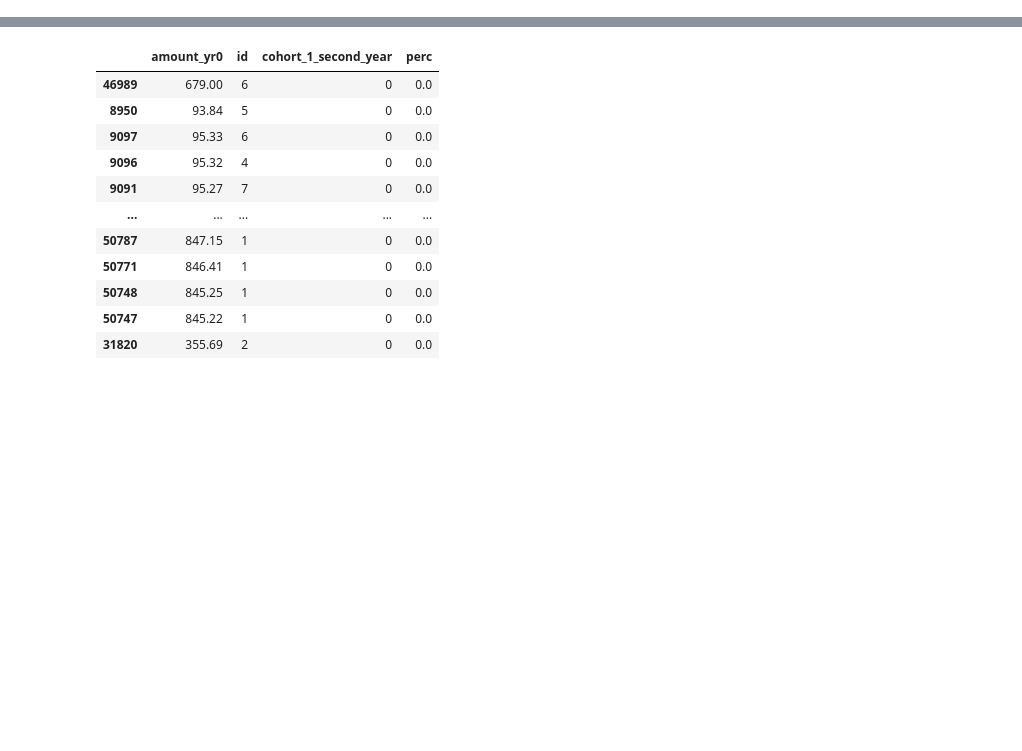
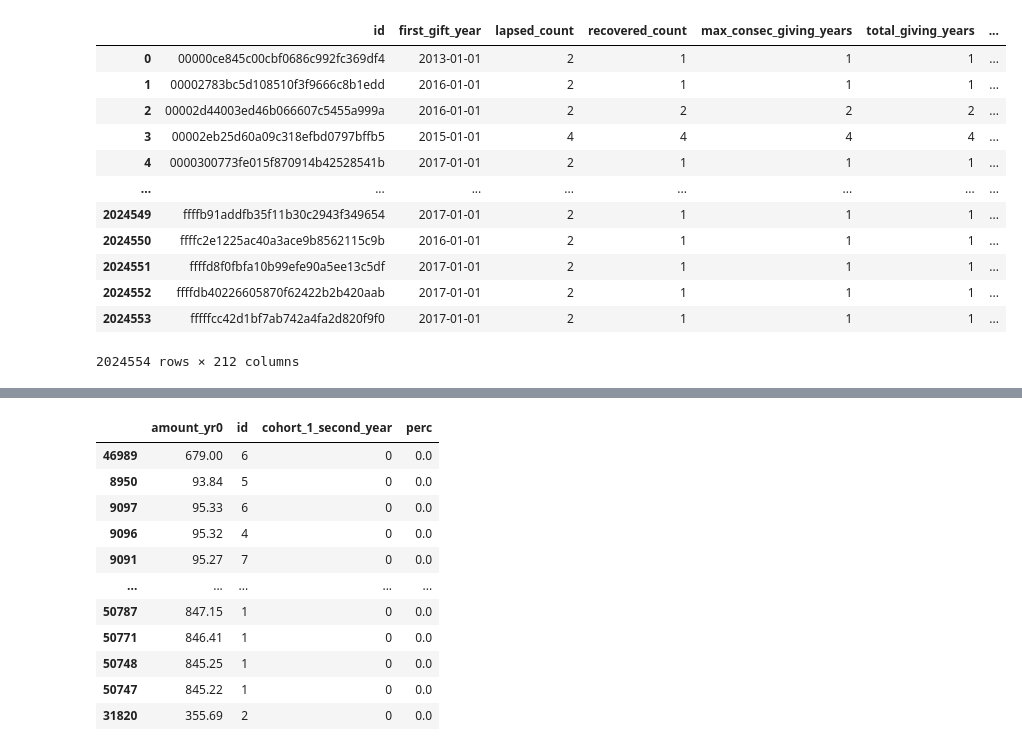
Before and after one commit to erinmarieanderson/donations_part_II, a Jupyter notebook: notebooks/19_amount_frequencies.ipynb, the cells around one changed output, grey strips where cells are left out. Drawn from its saved outputs; the diff is of its cells as text; code cells hidden in the pictures; blank space fills up the shorter version.

```diff
--- a/notebooks/19_amount_frequencies.ipynb
+++ b/notebooks/19_amount_frequencies.ipynb
@@ -18,0 +52,7 @@ donations=pd.read_pickle('donations_cohort_with_cycle.pkl')
+# %%
+#round to nearest dollar first
+#determine frequency of yr0 donation amounts for y1 donors
+#groupby y0 amount, count frequency of amounts and sum occurences where donors return yr1 (sort by this)
+
+donations['amount_yr0_rounded_dollar']=donations['amount_yr0'].round()
+#donations.groupby('amount_yr0').agg({'id':'count', 'cohort_1_second_year':'sum'}).reset_index().sort_values('cohort_1_second_year', ascending=False)
@@ -40,2 +79,18 @@ donations1['perc']=donations1['cohort_1_second_year']/donations1['id']
+# %%
+donations
+# %% [output]
+|  | id | first_gift_year | lapsed_count | recovered_count | max_consec_giving_years | total_giving_years | ... |
+| 0 | 00000ce845c00cbf0686c992fc369df4 | 2013-01-01 | 2 | 1 | 1 | 1 | ... |
+| 1 | 00002783bc5d108510f3f9666c8b1edd | 2016-01-01 | 2 | 1 | 1 | 1 | ... |
+| 2 | 00002d44003ed46b066607c5455a999a | 2016-01-01 | 2 | 2 | 2 | 2 | ... |
+| 3 | 00002eb25d60a09c318efbd0797bffb5 | 2015-01-01 | 4 | 4 | 4 | 4 | ... |
+| 4 | 0000300773fe015f870914b42528541b | 2017-01-01 | 2 | 1 | 1 | 1 | ... |
+| ... | ... | ... | ... | ... | ... | ... | ... |
+| 2024549 | ffffb91addfb35f11b30c2943f349654 | 2017-01-01 | 2 | 1 | 1 | 1 | ... |
+| 2024550 | ffffc2e1225ac40a3ace9b8562115c9b | 2016-01-01 | 2 | 1 | 1 | 1 | ... |
+| 2024551 | ffffd8f0fbfa10b99efe90a5ee13c5df | 2017-01-01 | 2 | 1 | 1 | 1 | ... |
+| 2024552 | ffffdb40226605870f62422b2b420aab | 2017-01-01 | 2 | 1 | 1 | 1 | ... |
+| 2024553 | fffffcc42d1bf7ab742a4fa2d820f9f0 | 2017-01-01 | 2 | 1 | 1 | 1 | ... |
+2024554 rows × 212 columns
 # %%
 donations2=donations1.sort_values('perc', ascending=False)
```
Also changed, not shown: parts of 12 cells of this notebook.
